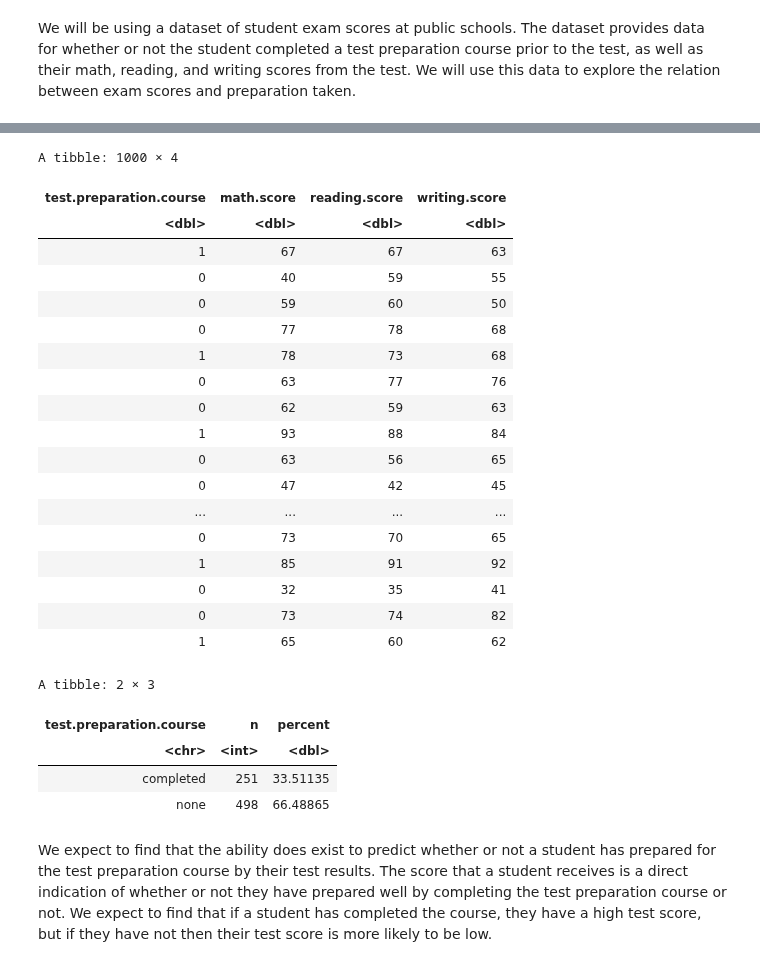
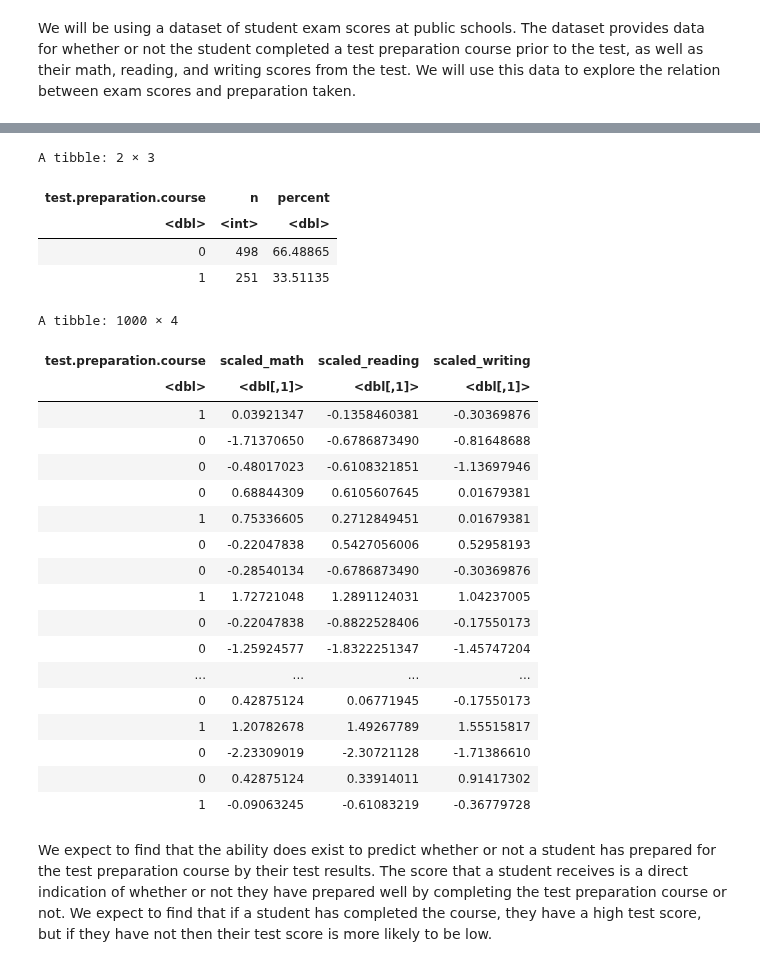
Before and after one commit to mayas02/dsci-100-2022w1-group-89, a Jupyter notebook: dataset.ipynb, the cells around one changed output, grey strips where cells are left out. Cells and saved outputs as stored; diff of their text form; code cells hidden in the pictures.

Commit message:
Scale data

```diff
--- a/dataset.ipynb
+++ b/dataset.ipynb
@@ -64,6 +64,6 @@ A spec_tbl_df: 1000 × 8
 | female | group C | some college | standard | none | 73 | 74 | ... |
 | male | group A | some college | standard | completed | 65 | 60 | ... |
 # %%
-exam_data |>
+exam <- exam_data |>
 mutate(test.preparation.course = as_factor(test.preparation.course)) |>
 select(test.preparation.course, math.score, reading.score, writing.score)
@@ -90,43 +70,49 @@ A tibble: 1000 × 4
 # %%
-exam_data |>
+exam <- exam |>
 mutate(test.preparation.course = ifelse(test.preparation.course == "completed", 1, 0)) |>
 select(test.preparation.course, math.score, reading.score, writing.score)
-# %% [output]
-A tibble: 1000 × 4
-| test.preparation.course | math.score | reading.score | writing.score |
-| <dbl> | <dbl> | <dbl> | <dbl> |
-| 1 | 67 | 67 | 63 |
-| 0 | 40 | 59 | 55 |
-| 0 | 59 | 60 | 50 |
-| 0 | 77 | 78 | 68 |
-| 1 | 78 | 73 | 68 |
-| 0 | 63 | 77 | 76 |
-| 0 | 62 | 59 | 63 |
-| 1 | 93 | 88 | 84 |
-| 0 | 63 | 56 | 65 |
-| 0 | 47 | 42 | 45 |
-| ... | ... | ... | ... |
-| 0 | 73 | 70 | 65 |
-| 1 | 85 | 91 | 92 |
-| 0 | 32 | 35 | 41 |
-| 0 | 73 | 74 | 82 |
-| 1 | 65 | 60 | 62 |
 # %%
-exam_split <- initial_split(exam_data, prop = 0.75, strata = test.preparation.course)
+exam_split <- initial_split(exam, prop = 0.75, strata = test.preparation.course)
 exam_training <- training(exam_split)
 exam_testing <- testing(exam_split)
 
 exam_proportions <- exam_training |>
                       group_by(test.preparation.course) |>
                       summarize(n = n()) |>
                       mutate(percent = 100*n/nrow(exam_training))
 exam_proportions
+
+exam_scaled <- exam |>
+    mutate(scaled_math = scale(math.score, center = TRUE),
+       scaled_reading = scale(reading.score, center = TRUE),
+       scaled_writing = scale(writing.score, center = TRUE)) |>
+    select(-c(math.score:writing.score))
+exam_scaled
 # %% [output]
 A tibble: 2 × 3
 | test.preparation.course | n | percent |
-| <chr> | <int> | <dbl> |
-| completed | 251 | 33.51135 |
-| none | 498 | 66.48865 |
+| <dbl> | <int> | <dbl> |
+| 0 | 498 | 66.48865 |
+| 1 | 251 | 33.51135 |
+A tibble: 1000 × 4
+| test.preparation.course | scaled_math | scaled_reading | scaled_writing |
+| <dbl> | <dbl[,1]> | <dbl[,1]> | <dbl[,1]> |
+| 1 | 0.03921347 | -0.1358460381 | -0.30369876 |
+| 0 | -1.71370650 | -0.6786873490 | -0.81648688 |
+| 0 | -0.48017023 | -0.6108321851 | -1.13697946 |
+| 0 | 0.68844309 | 0.6105607645 | 0.01679381 |
+| 1 | 0.75336605 | 0.2712849451 | 0.01679381 |
+| 0 | -0.22047838 | 0.5427056006 | 0.52958193 |
+| 0 | -0.28540134 | -0.6786873490 | -0.30369876 |
+| 1 | 1.72721048 | 1.2891124031 | 1.04237005 |
+| 0 | -0.22047838 | -0.8822528406 | -0.17550173 |
+| 0 | -1.25924577 | -1.8322251347 | -1.45747204 |
+| ... | ... | ... | ... |
+| 0 | 0.42875124 | 0.06771945 | -0.17550173 |
+| 1 | 1.20782678 | 1.49267789 | 1.55515817 |
+| 0 | -2.23309019 | -2.30721128 | -1.71386610 |
+| 0 | 0.42875124 | 0.33914011 | 0.91417302 |
+| 1 | -0.09063245 | -0.61083219 | -0.36779728 |
 # %% [markdown]
 We expect to find that the ability does exist to predict whether or not a student has prepared for the test preparation course by their test results. The score that a student receives is a direct indication of whether or not they have prepared well by completing the test preparation course or not. We expect to find that if a student has completed the course, they have a high test score, but if they have not then their test score is more likely to be low.
 # %% [markdown]
```
Also changed, not shown: parts of 1 cell of this notebook.
